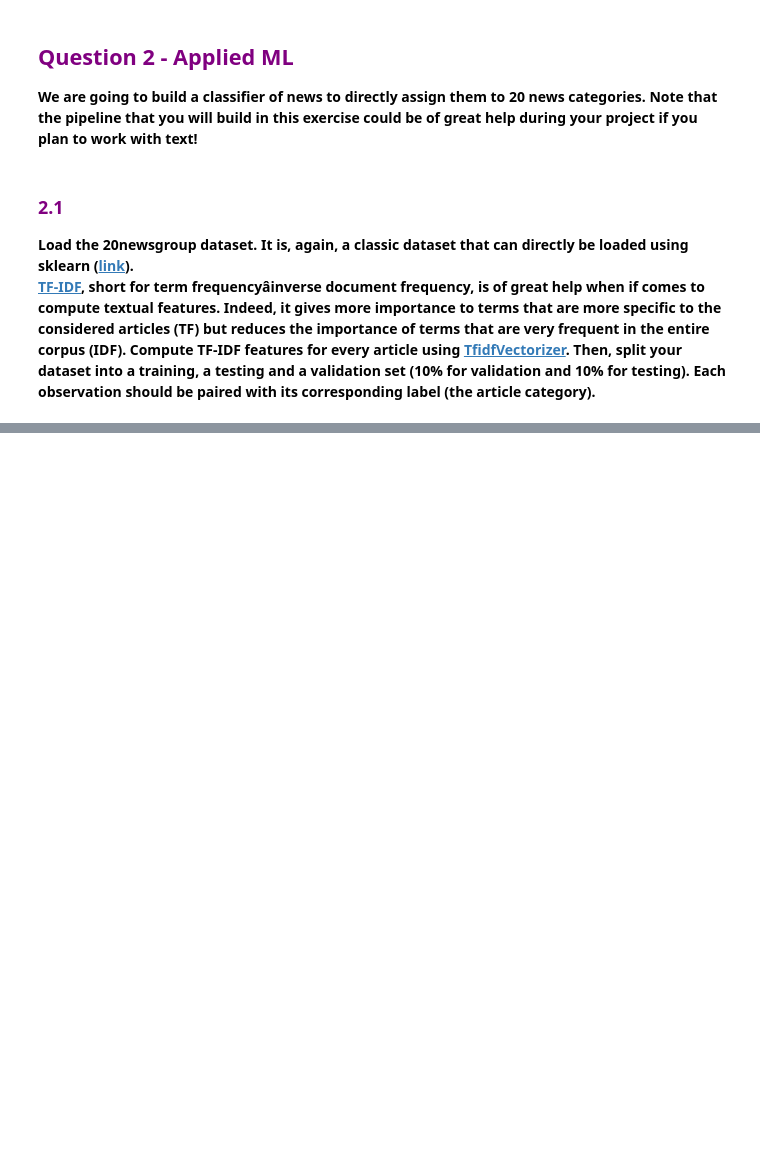
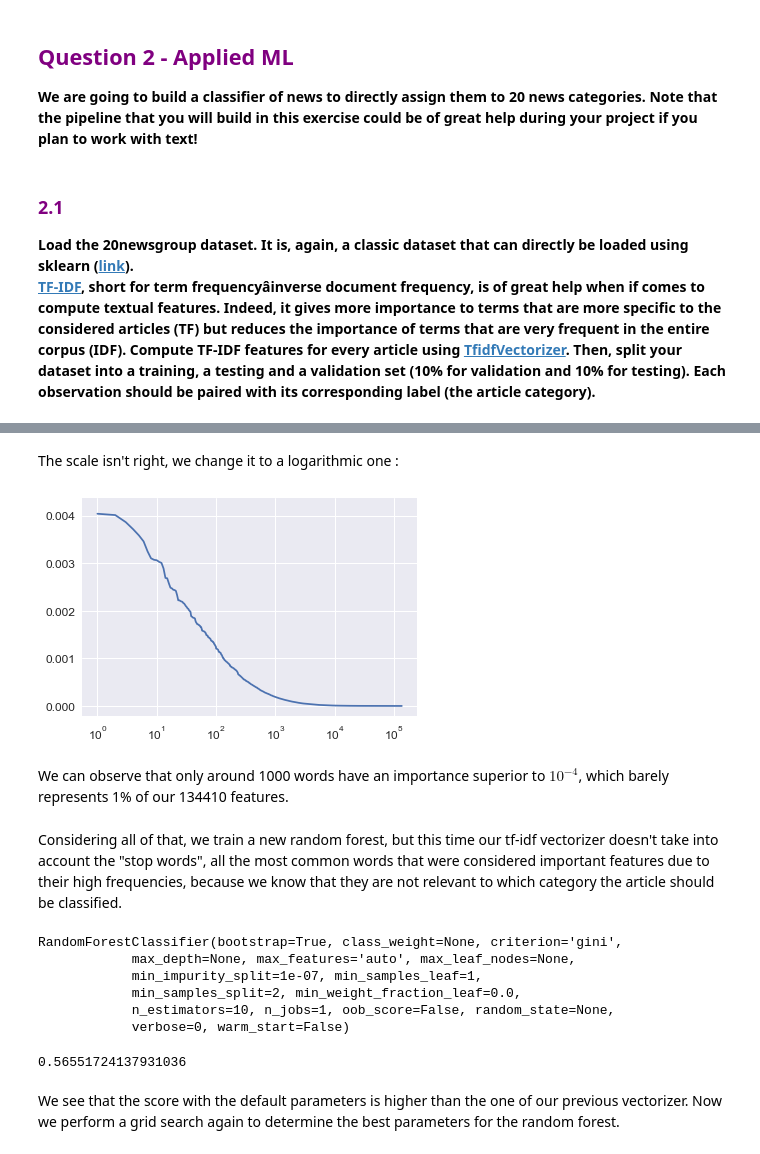
Before and after one commit to padesplaces/ada2017, a Jupyter notebook: 04 - Applied ML/Homework 4.ipynb, the cells around one changed output, grey strips where cells are left out. Saved outputs shown, nothing was run; the diff lists cells and outputs as text; code cells hidden in the pictures; blank space fills up the shorter version.

```diff
--- a/04 - Applied ML/Homework 4.ipynb
+++ b/04 - Applied ML/Homework 4.ipynb
@@ -401,0 +567,11 @@ What do you conclude about the effectiveness of the job training program? <b>
+# %% [markdown]
+The scale isn't right, we change it to a logarithmic one :
+# %%
+plt.semilogx(range(len(importances)),importances[indices])
+plt.show()
+# %% [output]
+[figure, added]
+# %% [markdown]
+We can observe that only around 1000 words have an importance superior to $10^{-4}$, which barely represents 1% of our 134410 features.
+# %% [markdown]
+Considering all of that, we train a new random forest, but this time our tf-idf vectorizer doesn't take into account the "stop words", all the most common words that were considered important features due to their high frequencies, because we know that they are not relevant to which category the article should be classified.
@@ -401,0 +584,17 @@ What do you conclude about the effectiveness of the job training program? <b>
+# %%
+new_forest = RandomForestClassifier()
+new_forest.fit(new_train_x, new_train_y)
+# %% [output]
+RandomForestClassifier(bootstrap=True, class_weight=None, criterion='gini',
+            max_depth=None, max_features='auto', max_leaf_nodes=None,
+            min_impurity_split=1e-07, min_samples_leaf=1,
+            min_samples_split=2, min_weight_fraction_leaf=0.0,
+            n_estimators=10, n_jobs=1, oob_score=False, random_state=None,
+            verbose=0, warm_start=False)
+# %%
+new_forest.score(new_validation_x,new_validation_y)
+# %% [output]
+0.56551724137931036
+# %% [markdown]
+We see that the score with the default parameters is higher than the one of our previous vectorizer.
+Now we perform a grid search again to determine the best parameters for the random forest.
```
Also changed, not shown: parts of 40 cells of this notebook, 11 other files.
